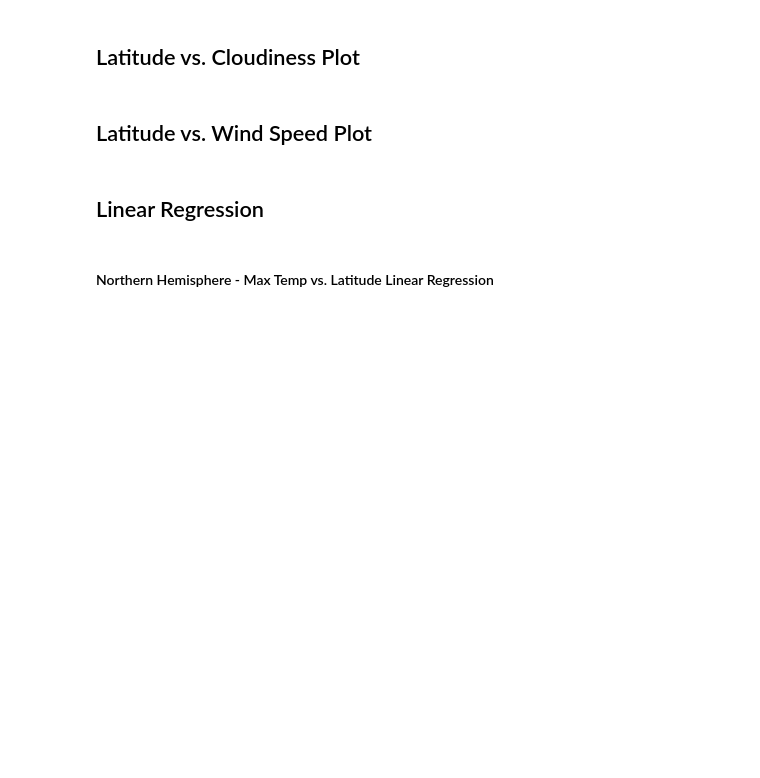
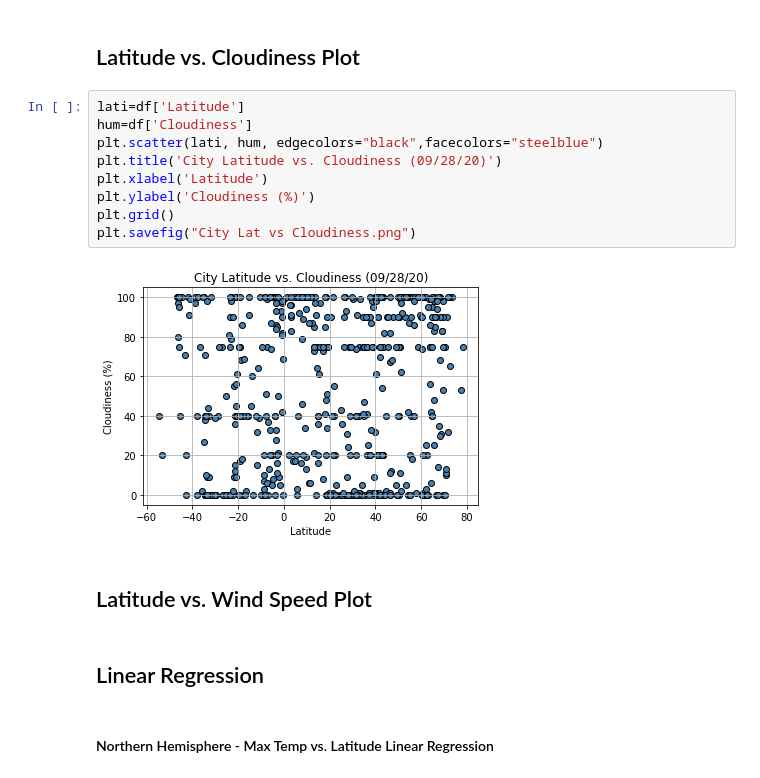
Before and after one commit to arcebri1/API-challenge, a Jupyter notebook: WeatherPy/WeatherPy.ipynb, the cells around one changed output. Saved outputs shown, nothing was run; the diff lists cells and outputs as text; blank space fills up the shorter version.

```diff
--- a/WeatherPy/WeatherPy.ipynb
+++ b/WeatherPy/WeatherPy.ipynb
@@ -211,5 +249,16 @@ Skip this step if there are no cities that have humidity > 100%.
 # %% [markdown]
 ## Latitude vs. Cloudiness Plot
+# %%
+lati=df['Latitude']
+hum=df['Cloudiness']
+plt.scatter(lati, hum, edgecolors="black",facecolors="steelblue")
+plt.title('City Latitude vs. Cloudiness (09/28/20)')
+plt.xlabel('Latitude')
+plt.ylabel('Cloudiness (%)')
+plt.grid()
+plt.savefig("City Lat vs Cloudiness.png")
+# %% [output]
+[figure, added]
 # %% [markdown]
 ## Latitude vs. Wind Speed Plot
 # %% [markdown]
```
Also changed, not shown: parts of 5 cells of this notebook, 4 other files.
